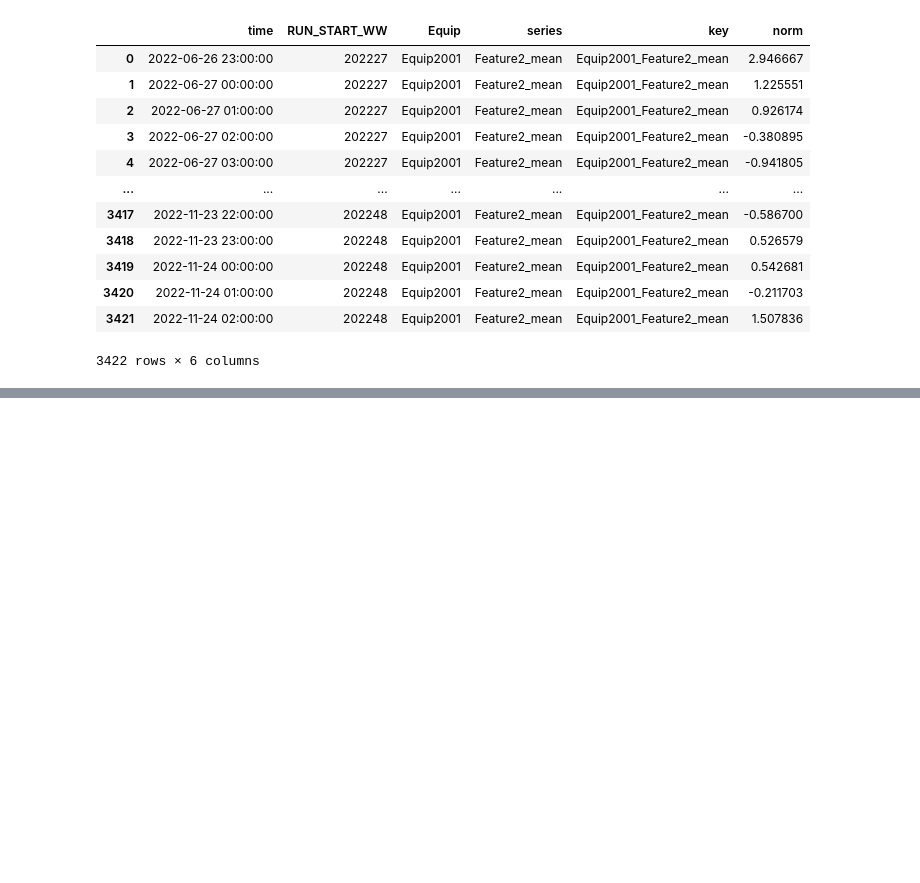
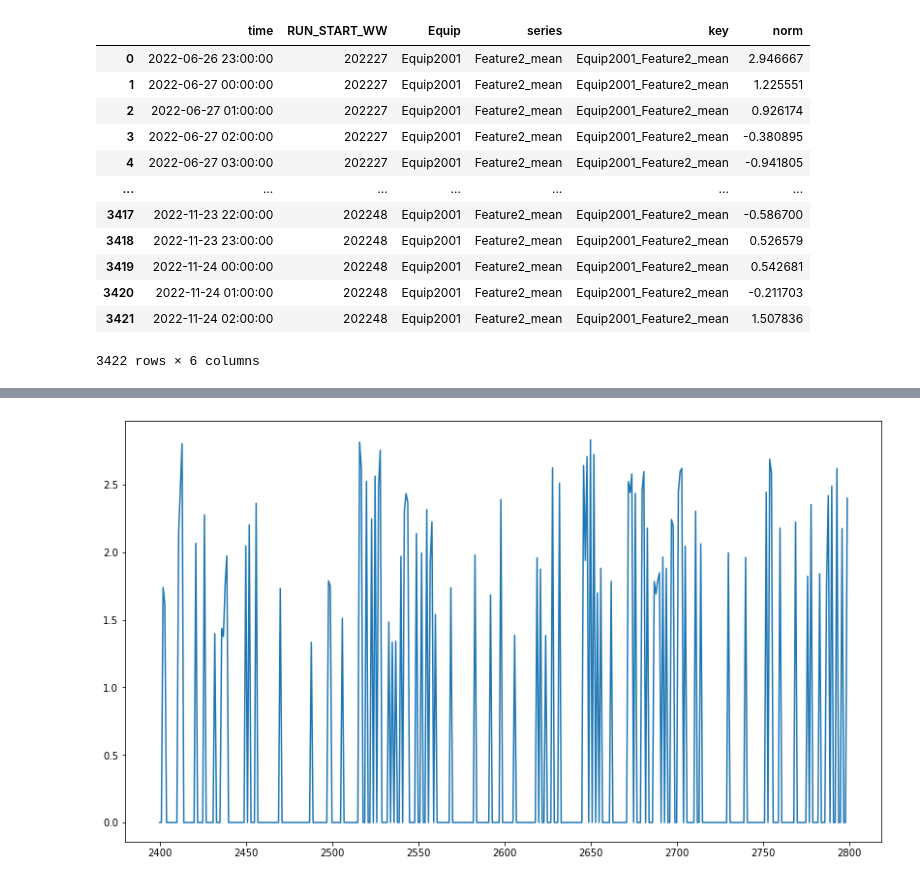
Before and after one commit to alextabac/TSAD_project, a Jupyter notebook: TSAD_DAMP_variants.ipynb, the cells around one changed output, grey strips where cells are left out. Saved outputs shown, nothing was run; the diff lists cells and outputs as text; code cells hidden in the pictures; blank space fills up the shorter version.

```diff
--- a/TSAD_DAMP_variants.ipynb
+++ b/TSAD_DAMP_variants.ipynb
@@ -414,0 +514,6 @@ plt.show()
+# %%
+plt.figure(figsize=(14, 8))
+plt.plot(np.arange(2400, 2800), left_MP[2400:2800])
+plt.show()
+# %% [output]
+[figure, added]
```
Also changed, not shown: parts of 67 cells of this notebook.
